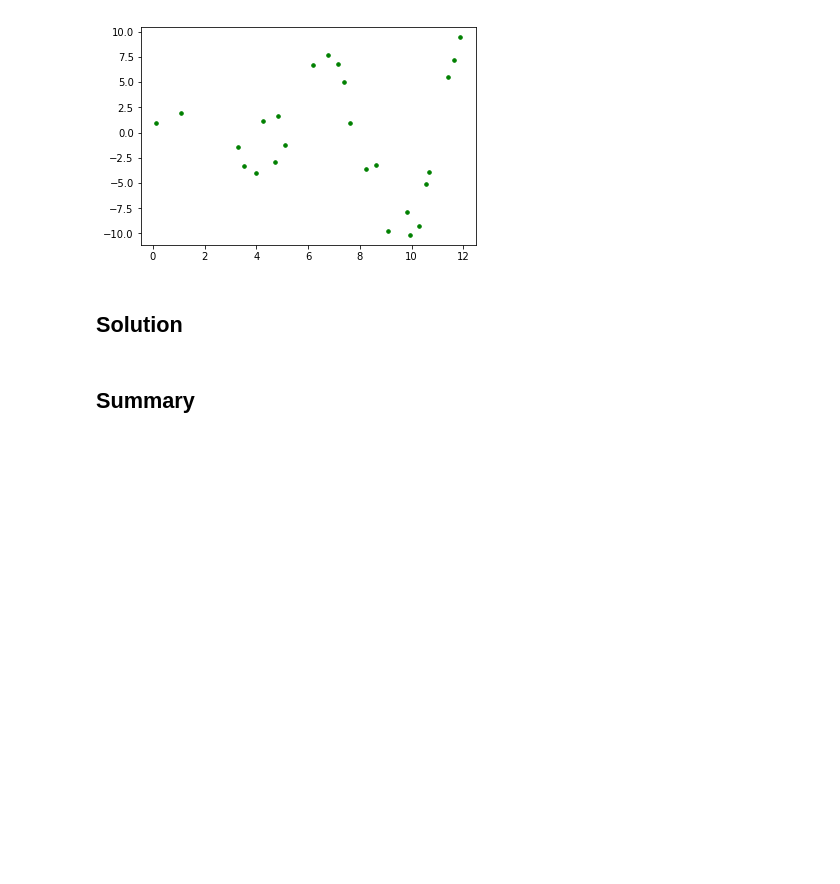
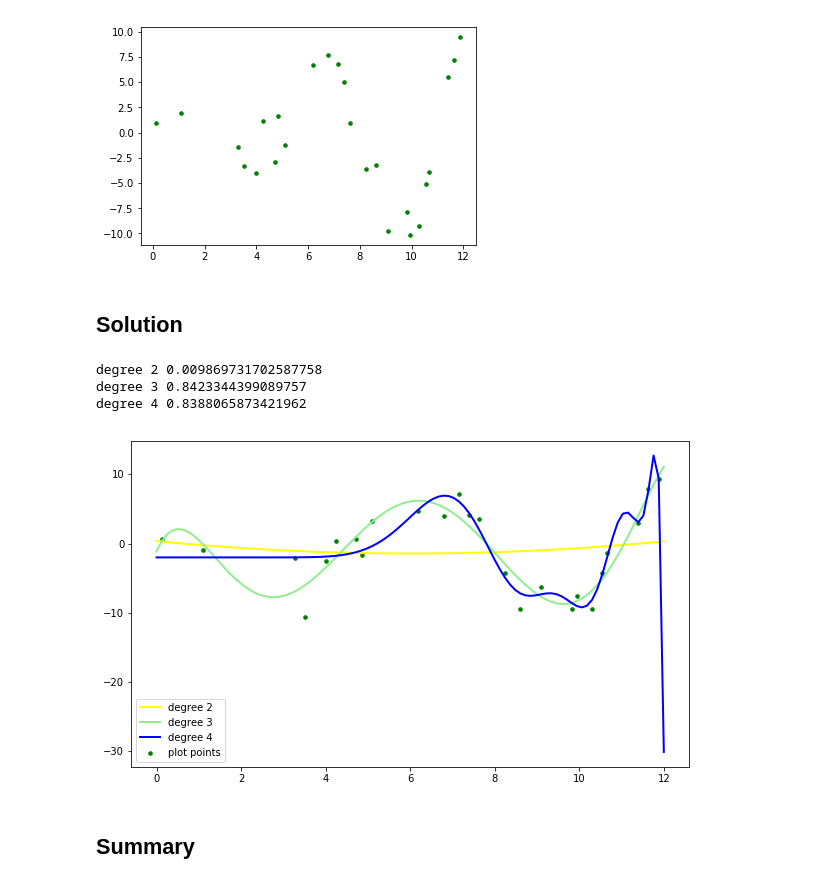
Before and after one commit to denisdunn/dsc-2-24-06-polynomial-regression-lab-nyc-ds-career-031119, a Jupyter notebook: index.ipynb, the cells around one changed output. Cells and saved outputs as stored; diff of their text form; code cells hidden in the pictures; blank space fills up the shorter version.

```diff
--- a/index.ipynb
+++ b/index.ipynb
@@ -43,3 +41,49 @@ plt.show();
+# %%
+## your code here
+import numpy as np
+import matplotlib.pyplot as plt
+from sklearn.preprocessing import PolynomialFeatures
+from sklearn.linear_model import LinearRegression
+from sklearn.metrics import mean_squared_error, r2_score
+
+% matplotlib inline
+
+def pol(x):
+    return x * np.cos(x)
+
+x = np.linspace(0, 12, 100)
+rng = np.random.RandomState(1234)
+rng.shuffle(x)
+x = np.sort(x[:25])
+y = pol(x) + np.random.randn(25)*2
+
+x_plot = np.linspace(0, 12, 100)
+
+# reshape the arrays
+X = x[:, np.newaxis]
+X_plot = x_plot[:, np.newaxis]
+
+colors = ['yellow', 'lightgreen', 'blue']
+plt.figure(figsize=(10,6))
+plt.scatter(x, y, color='green', s=50, marker='.', label="plot points")
+
+for index, degree in enumerate([2,3,4]):
+    poly = PolynomialFeatures(degree)
+    X = poly.fit_transform(X)
+    X_plot = poly.fit_transform(X_plot)
+    reg_poly = LinearRegression().fit(X, y)
+    y_plot = reg_poly.predict(X_plot)
+    plt.plot(x_plot, y_plot, color=colors[index], linewidth = 2 ,
+             label="degree %d" % degree)
+    print("degree %d" % degree, r2_score(y, reg_poly.predict(X)))
+
+plt.legend(loc='lower left')
+plt.show();
+# %% [output]
+degree 2 0.009869731702587758
+degree 3 0.8423344399089757
+degree 4 0.8388065873421962
+[figure, added]
 # %% [markdown]
 ## Summary
 # %% [markdown]
```
Also changed, not shown: parts of 1 cell of this notebook.
